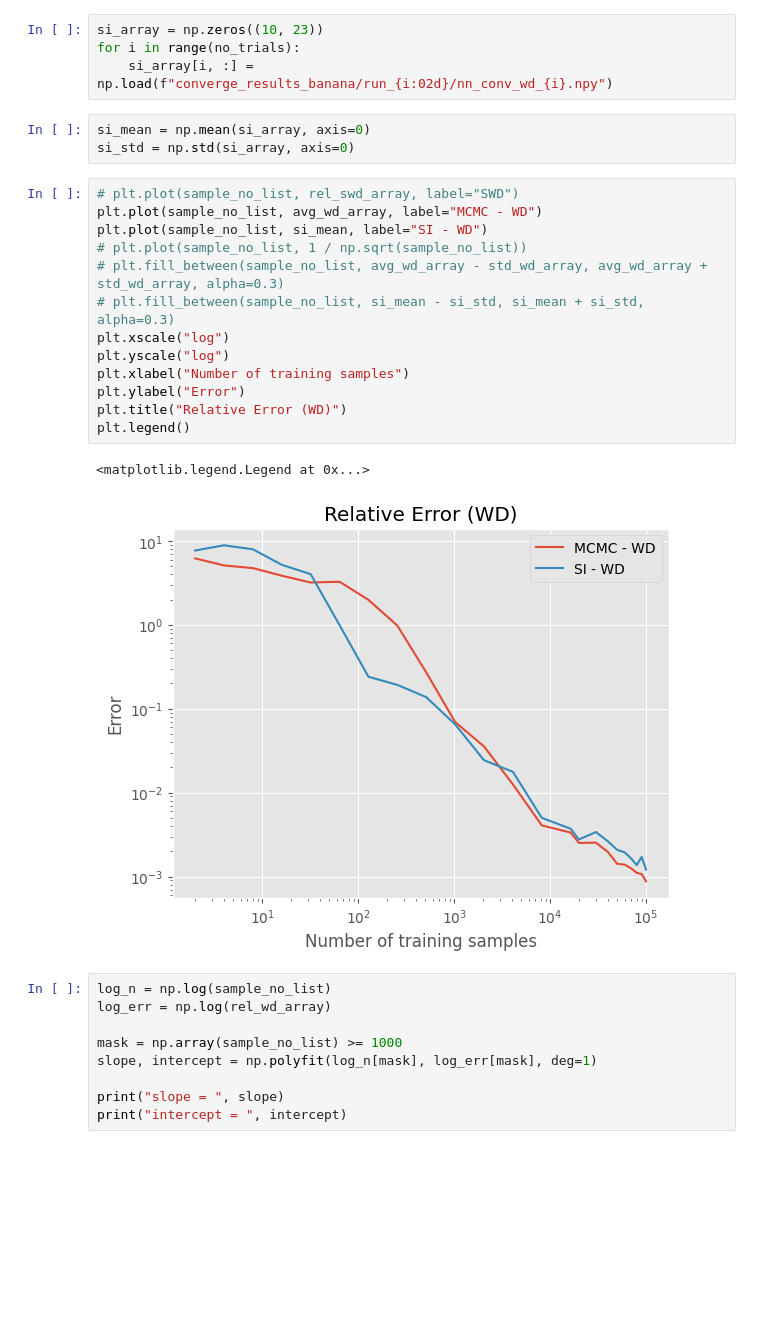
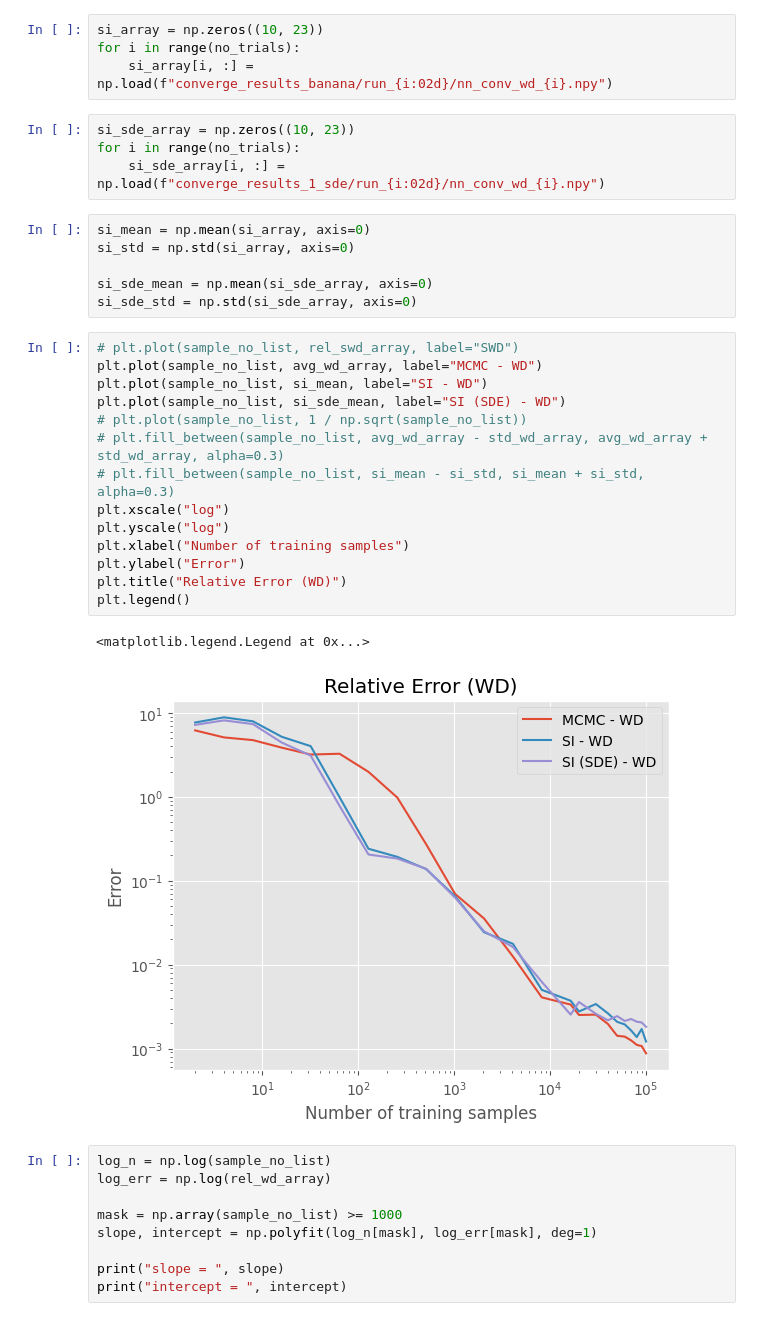
Before and after one commit to abjohnson117/TransportVsMcmcExperiments, a Jupyter notebook: banana/avg_banana_mcmc.ipynb, the cells around one changed output. Saved outputs shown, nothing was run; the diff lists cells and outputs as text; blank space fills up the shorter version.

```diff
--- a/banana/avg_banana_mcmc.ipynb
+++ b/banana/avg_banana_mcmc.ipynb
@@ -134,25 +125,33 @@ plt.legend()
 si_array = np.zeros((10, 23))
 for i in range(no_trials):
     si_array[i, :] = np.load(f"converge_results_banana/run_{i:02d}/nn_conv_wd_{i}.npy")
+# %%
+si_sde_array = np.zeros((10, 23))
+for i in range(no_trials):
+    si_sde_array[i, :] = np.load(f"converge_results_1_sde/run_{i:02d}/nn_conv_wd_{i}.npy")
 # %%
 si_mean = np.mean(si_array, axis=0)
 si_std = np.std(si_array, axis=0)
+
+si_sde_mean = np.mean(si_sde_array, axis=0)
+si_sde_std = np.std(si_sde_array, axis=0)
 # %%
 # plt.plot(sample_no_list, rel_swd_array, label="SWD")
 plt.plot(sample_no_list, avg_wd_array, label="MCMC - WD")
 plt.plot(sample_no_list, si_mean, label="SI - WD")
+plt.plot(sample_no_list, si_sde_mean, label="SI (SDE) - WD")
 # plt.plot(sample_no_list, 1 / np.sqrt(sample_no_list))
 # plt.fill_between(sample_no_list, avg_wd_array - std_wd_array, avg_wd_array + std_wd_array, alpha=0.3)
 # plt.fill_between(sample_no_list, si_mean - si_std, si_mean + si_std, alpha=0.3)
 plt.xscale("log")
 plt.yscale("log")
 plt.xlabel("Number of training samples")
 plt.ylabel("Error")
 plt.title("Relative Error (WD)")
 plt.legend()
 # %% [output]
 <matplotlib.legend.Legend at 0x...>
-[figure, old version]
+[figure, new version]
 # %%
 log_n = np.log(sample_no_list)
 log_err = np.log(rel_wd_array)
```
Also changed, not shown: parts of 2 cells of this notebook, 7 other files.
